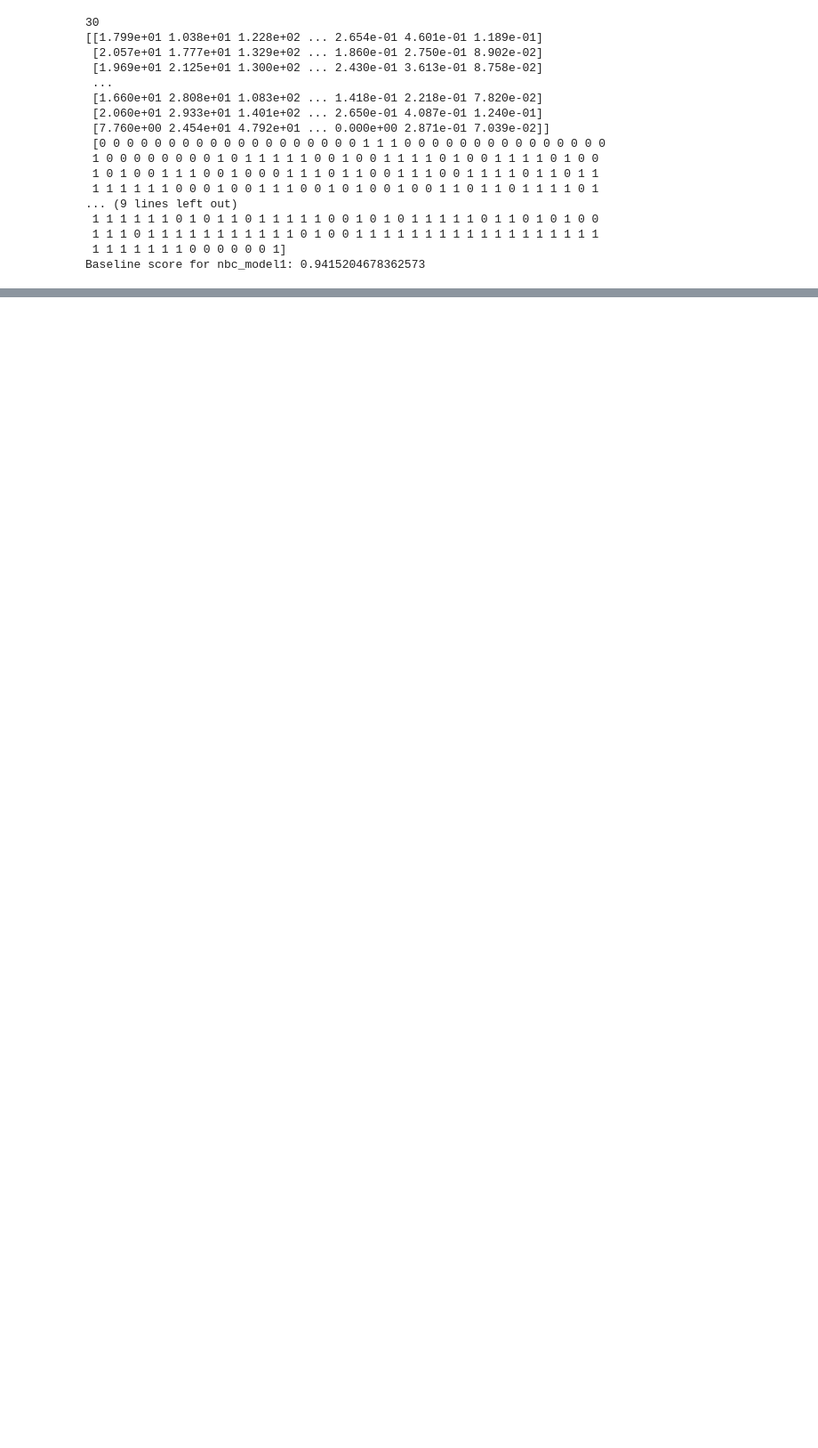
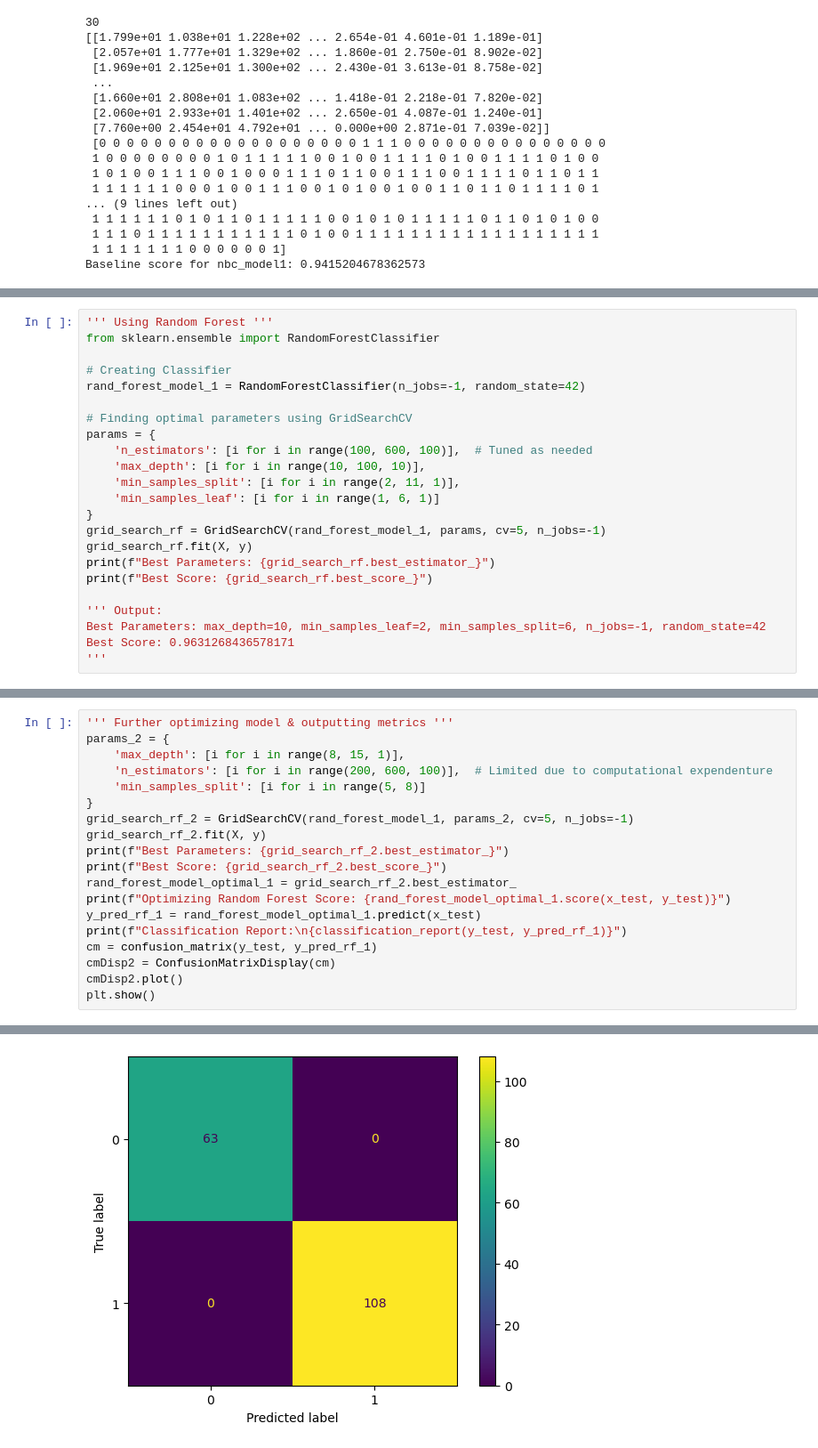
Before and after one commit to Jairik/AI-Fundementals, a Jupyter notebook: Deep-Learning/DeepLearningClassification.ipynb, the cells around one changed output, grey strips where cells are left out. Shown: that part at 89% size. Saved outputs shown, nothing was run; the diff lists cells and outputs as text; blank space fills up the shorter version.

```diff
--- a/Deep-Learning/DeepLearningClassification.ipynb
+++ b/Deep-Learning/DeepLearningClassification.ipynb
@@ -61,0 +145,23 @@ ANN_model1.compile(optimizer=adam_optimizier, loss='sparse_categorical_entropy',
+# %%
+''' Using Random Forest '''
+from sklearn.ensemble import RandomForestClassifier
+
+# Creating Classifier
+rand_forest_model_1 = RandomForestClassifier(n_jobs=-1, random_state=42)
+
+# Finding optimal parameters using GridSearchCV
+params = {
+    'n_estimators': [i for i in range(100, 600, 100)],  # Tuned as needed
+    'max_depth': [i for i in range(10, 100, 10)],
+    'min_samples_split': [i for i in range(2, 11, 1)],
+    'min_samples_leaf': [i for i in range(1, 6, 1)]
+}
+grid_search_rf = GridSearchCV(rand_forest_model_1, params, cv=5, n_jobs=-1)
+grid_search_rf.fit(X, y)
+print(f"Best Parameters: {grid_search_rf.best_estimator_}")
+print(f"Best Score: {grid_search_rf.best_score_}")
+
+''' Output:
+Best Parameters: max_depth=10, min_samples_leaf=2, min_samples_split=6, n_jobs=-1, random_state=42
+Best Score: 0.9631268436578171
+'''
@@ -61,0 +172,20 @@ ANN_model1.compile(optimizer=adam_optimizier, loss='sparse_categorical_entropy',
+# %%
+''' Further optimizing model & outputting metrics '''
+params_2 = {
+    'max_depth': [i for i in range(8, 15, 1)],
+    'n_estimators': [i for i in range(200, 600, 100)],  # Limited due to computational expendenture
+    'min_samples_split': [i for i in range(5, 8)]
+}
+grid_search_rf_2 = GridSearchCV(rand_forest_model_1, params_2, cv=5, n_jobs=-1)
+grid_search_rf_2.fit(X, y)
+print(f"Best Parameters: {grid_search_rf_2.best_estimator_}")
+print(f"Best Score: {grid_search_rf_2.best_score_}")
+rand_forest_model_optimal_1 = grid_search_rf_2.best_estimator_
+print(f"Optimizing Random Forest Score: {rand_forest_model_optimal_1.score(x_test, y_test)}")
+y_pred_rf_1 = rand_forest_model_optimal_1.predict(x_test)
+print(f"Classification Report:\n{classification_report(y_test, y_pred_rf_1)}")
+cm = confusion_matrix(y_test, y_pred_rf_1)
+cmDisp2 = ConfusionMatrixDisplay(cm)
+cmDisp2.plot()
+plt.show()
+# %% [output]
@@ -61,0 +205 @@ ANN_model1.compile(optimizer=adam_optimizier, loss='sparse_categorical_entropy',
+[figure, added]
```
Also changed, not shown: parts of 9 cells of this notebook, 1 other file.
